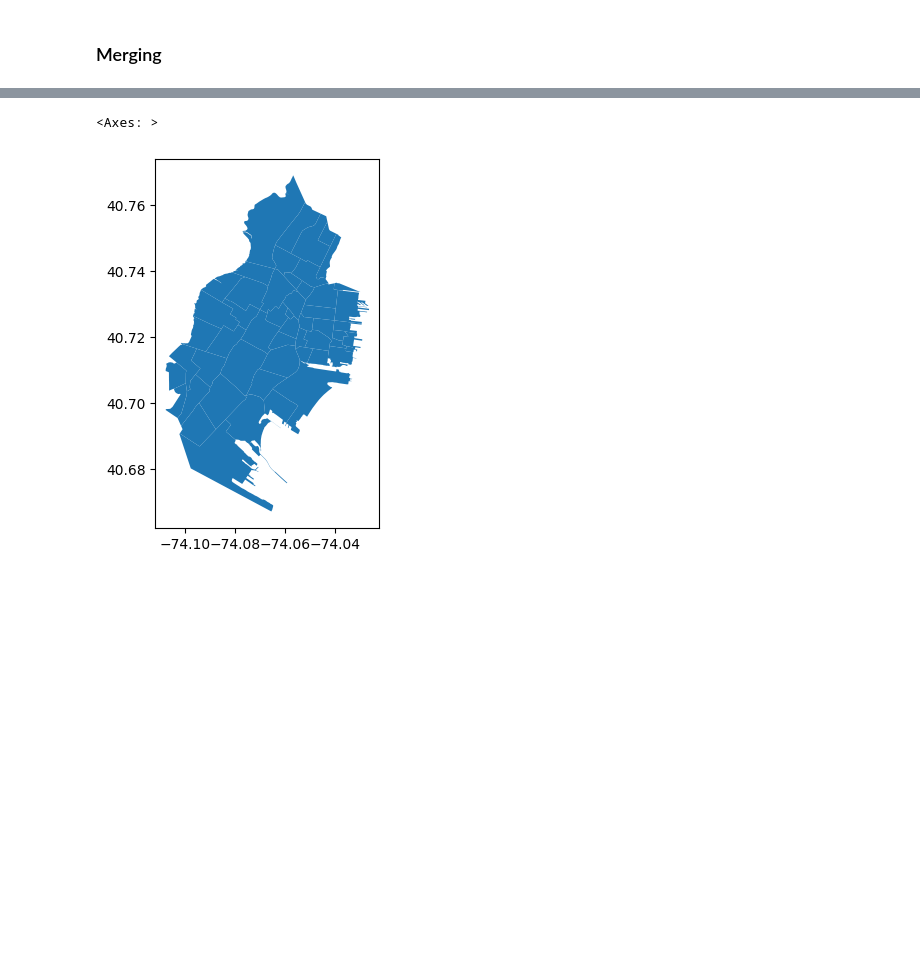
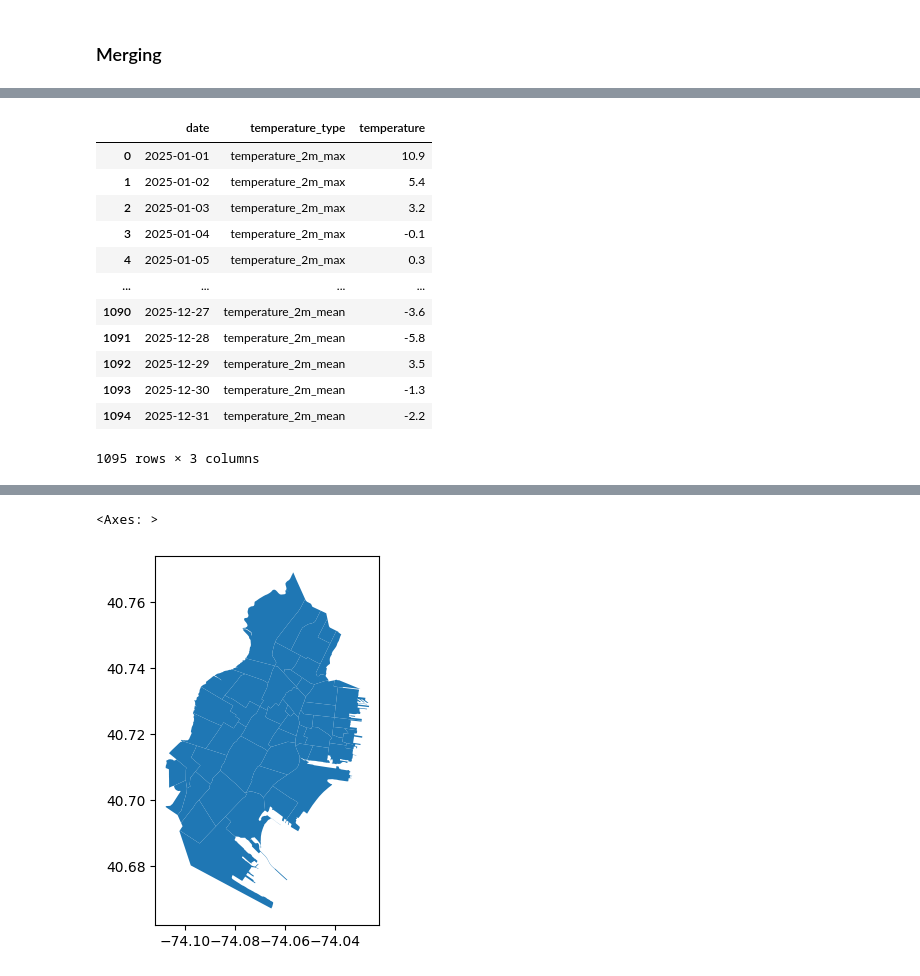
Before and after one commit to hovhannisyan91/aca, a Jupyter notebook: lab/python/notebooks/19_geoanalytics.ipynb, the cells around one changed output, grey strips where cells are left out. Cells and saved outputs as stored; diff of their text form; code cells hidden in the pictures; blank space fills up the shorter version.

```diff
--- a/lab/python/notebooks/19_geoanalytics.ipynb
+++ b/lab/python/notebooks/19_geoanalytics.ipynb
@@ -389,0 +618,27 @@ bike_weather_daily
+# %%
+temperature_long = weather_daily.melt(
+    id_vars= 'date',
+    value_vars =  [
+        "temperature_2m_max",
+        "temperature_2m_min",
+        "temperature_2m_mean"
+    ],
+    var_name =  "temperature_type",
+    value_name = "temperature"
+)
+
+temperature_long
+# %% [output]
+|  | date | temperature_type | temperature |
+| 0 | 2025-01-01 | temperature_2m_max | 10.9 |
+| 1 | 2025-01-02 | temperature_2m_max | 5.4 |
+| 2 | 2025-01-03 | temperature_2m_max | 3.2 |
+| 3 | 2025-01-04 | temperature_2m_max | -0.1 |
+| 4 | 2025-01-05 | temperature_2m_max | 0.3 |
+| ... | ... | ... | ... |
+| 1090 | 2025-12-27 | temperature_2m_mean | -3.6 |
+| 1091 | 2025-12-28 | temperature_2m_mean | -5.8 |
+| 1092 | 2025-12-29 | temperature_2m_mean | 3.5 |
+| 1093 | 2025-12-30 | temperature_2m_mean | -1.3 |
+| 1094 | 2025-12-31 | temperature_2m_mean | -2.2 |
+1095 rows × 3 columns
```
Also changed, not shown: parts of 48 cells of this notebook.
